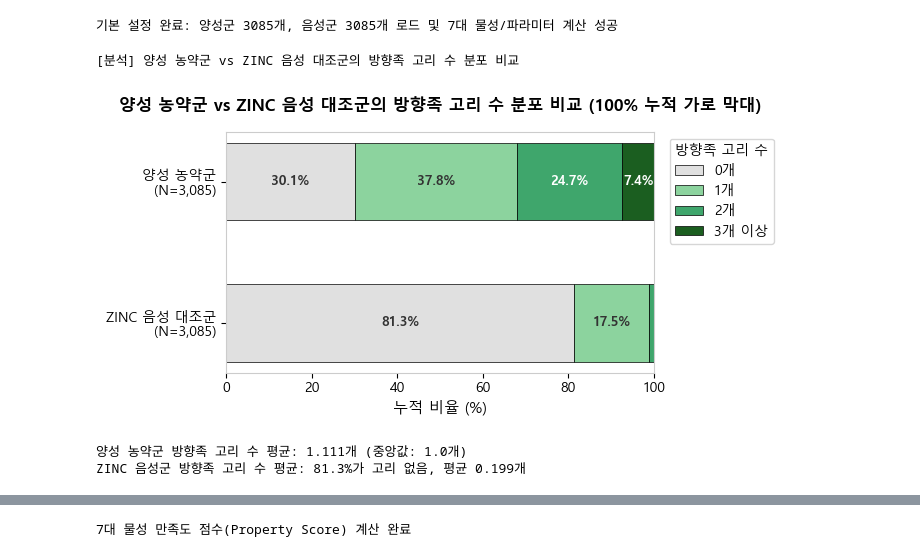
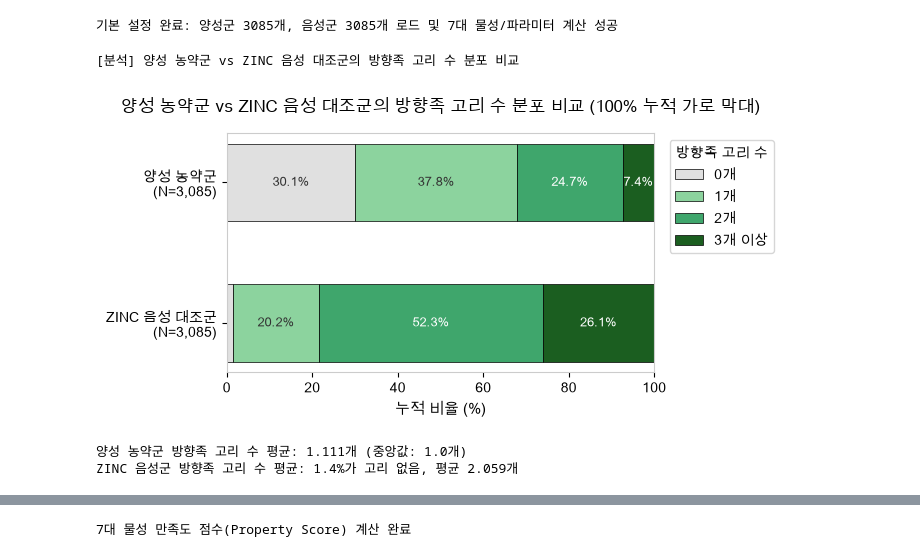
Before and after one commit to KNY1029/AL2026, a Jupyter notebook: finalV4.ipynb, the cells around one changed output, grey strips where cells are left out. Saved outputs shown, nothing was run; the diff lists cells and outputs as text; code cells hidden in the pictures.

```diff
--- a/finalV4.ipynb
+++ b/finalV4.ipynb
@@ -364,7 +330,7 @@ Testing Mode Enabled: False
 # Task 2-2. 기본 설정 및 데이터 준비
 # (양성 및 음성군 데이터의 RDKit 분자 객체 로드 및 기본 구조 캐싱 수행)
 # 음성 데이터 로드 (MPI 결과 CSV 활용)
-final_neg = pd.read_csv('negative_agro_vs_zinc.csv')
+final_neg = pd.read_csv('task1/0621finalagro/final_negative_agro_vs_zinc.csv')
 final_neg['mol'] = [Chem.MolFromSmiles(s) for s in final_neg['smiles']]
 final_neg = final_neg[final_neg['mol'].notna()].reset_index(drop=True)
 
@@ -390,20 +356,6 @@ prop_funcs = {
 for col in PROPERTY_COLUMNS:
     pos_df[col] = [prop_funcs[col](m) for m in pos_df['mol']]
 
-# 비대칭 표준편차 계산
-stats_asym = {}
-for col in PROPERTY_COLUMNS:
-    vals = pos_df[col].to_numpy()
-    mean = np.mean(vals)
-    val_95 = np.percentile(vals, 95)
-    val_5 = np.percentile(vals, 5)
-
-    factor = math.sqrt(-2.0 * math.log(0.05))
-    sigma_up = (val_95 - mean) / factor if val_95 > mean else 1.0
-    sigma_down = (mean - val_5) / factor if mean > val_5 else 1.0
-
-    stats_asym[col] = (mean, sigma_up, sigma_down)
-
 print(f"기본 설정 완료: 양성군 {len(pos_df)}개, 음성군 {len(final_neg)}개 로드 및 7대 물성/파라미터 계산 성공")
 # %% [output]
 기본 설정 완료: 양성군 3085개, 음성군 3085개 로드 및 7대 물성/파라미터 계산 성공
@@ -432,38 +384,52 @@ neg_vals = [
 ]
 
 plt.figure(figsize=(7, 3.5))
-plt.rcParams['font.family'] = 'Malgun Gothic'
+import platform
+import matplotlib.font_manager as fm
+available_fonts = {f.name for f in fm.fontManager.ttflist}
+if platform.system() == 'Windows':
+    font_candidates = ['Malgun Gothic', 'Arial Unicode MS', 'Noto Sans CJK KR', 'NanumGothic', 'DejaVu Sans', 'Liberation Sans']
+elif platform.system() == 'Darwin':
+    font_candidates = ['Arial Unicode MS', 'AppleGothic', 'Noto Sans CJK KR', 'NanumGothic', 'DejaVu Sans', 'Liberation Sans']
+else:
+    font_candidates = ['Noto Sans CJK KR', 'NanumGothic', 'Arial Unicode MS', 'DejaVu Sans', 'Liberation Sans']
+selected_font = next((name for name in font_candidates if name in available_fonts), None)
+if selected_font:
+    plt.rcParams['font.family'] = selected_font
+else:
+    plt.rcParams['font.family'] = 'DejaVu Sans' if 'DejaVu Sans' in available_fonts else 'sans-serif'
+plt.rcParams['axes.unicode_minus'] = False
 plt.rcParams['axes.unicode_minus'] = False
 
 colors = ['#e0e0e0', '#8cd39e', '#3fa66c', '#1b5e20']
 y = [f'ZINC 음성 대조군\n(N={len(final_neg):,})', f'양성 농약군\n(N={len(pos_df):,})']
 
 left_pos = np.zeros(2)
 for col_idx in range(len(categories)):
     pct_vals = np.array([neg_vals[col_idx], pos_vals[col_idx]])
     bars = plt.barh(y, pct_vals, left=left_pos, label=categories[col_idx], color=colors[col_idx], height=0.55, edgecolor='black', linewidth=0.5)
     left_pos += pct_vals
 
     for row_idx, rect in enumerate(bars):
         width = rect.get_width()
         if width > 2.5:
             plt.text(rect.get_x() + width/2, rect.get_y() + rect.get_height()/2,
                      f"{width:.1f}%", ha='center', va='center',
                      fontsize=9.5, fontweight='bold',
                      color='#ffffff' if col_idx >= 2 else '#333333')
 
 plt.xlabel('누적 비율 (%)', fontsize=11)
 plt.title('양성 농약군 vs ZINC 음성 대조군의 방향족 고리 수 분포 비교 (100% 누적 가로 막대)', fontsize=12, fontweight='bold', pad=15)
 plt.xlim(0, 100)
 plt.legend(title='방향족 고리 수', bbox_to_anchor=(1.02, 1), loc='upper left', frameon=True)
 plt.tight_layout()
 plt.show()
 
 print(f"양성 농약군 방향족 고리 수 평균: {np.mean(pos_df['aromatic_rings']):.3f}개 (중앙값: {np.median(pos_df['aromatic_rings'])}개)")
 print(f"ZINC 음성군 방향족 고리 수 평균: {neg_rings.count(0)/len(final_neg)*100:.1f}%가 고리 없음, 평균 {np.mean(neg_rings):.3f}개")
 # %% [output]
 [분석] 양성 농약군 vs ZINC 음성 대조군의 방향족 고리 수 분포 비교
-[figure, old version]
+[figure, new version]
 양성 농약군 방향족 고리 수 평균: 1.111개 (중앙값: 1.0개)
-ZINC 음성군 방향족 고리 수 평균: 81.3%가 고리 없음, 평균 0.199개
+ZINC 음성군 방향족 고리 수 평균: 1.4%가 고리 없음, 평균 2.059개
 # %%
```
Also changed, not shown: parts of 14 cells of this notebook.
